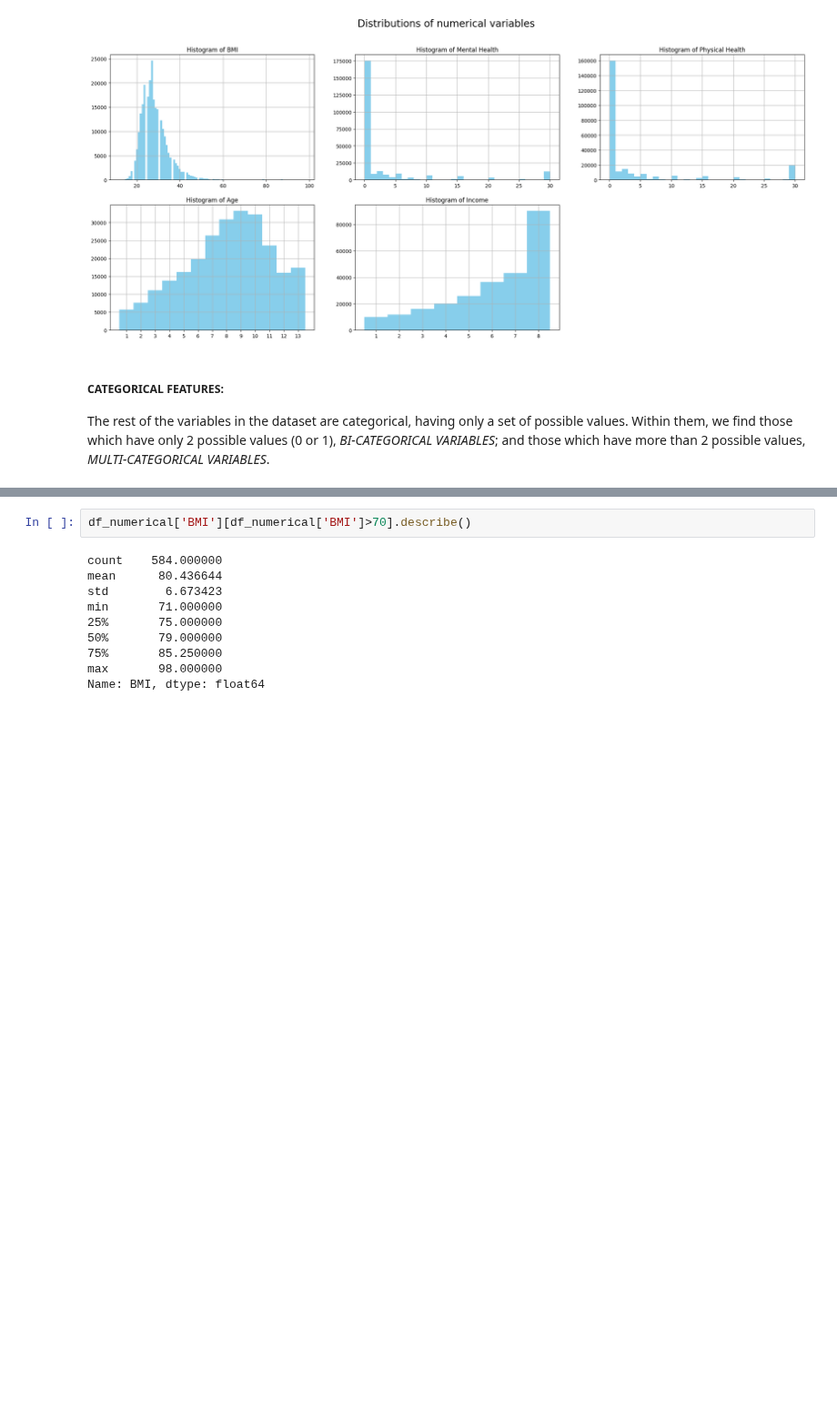
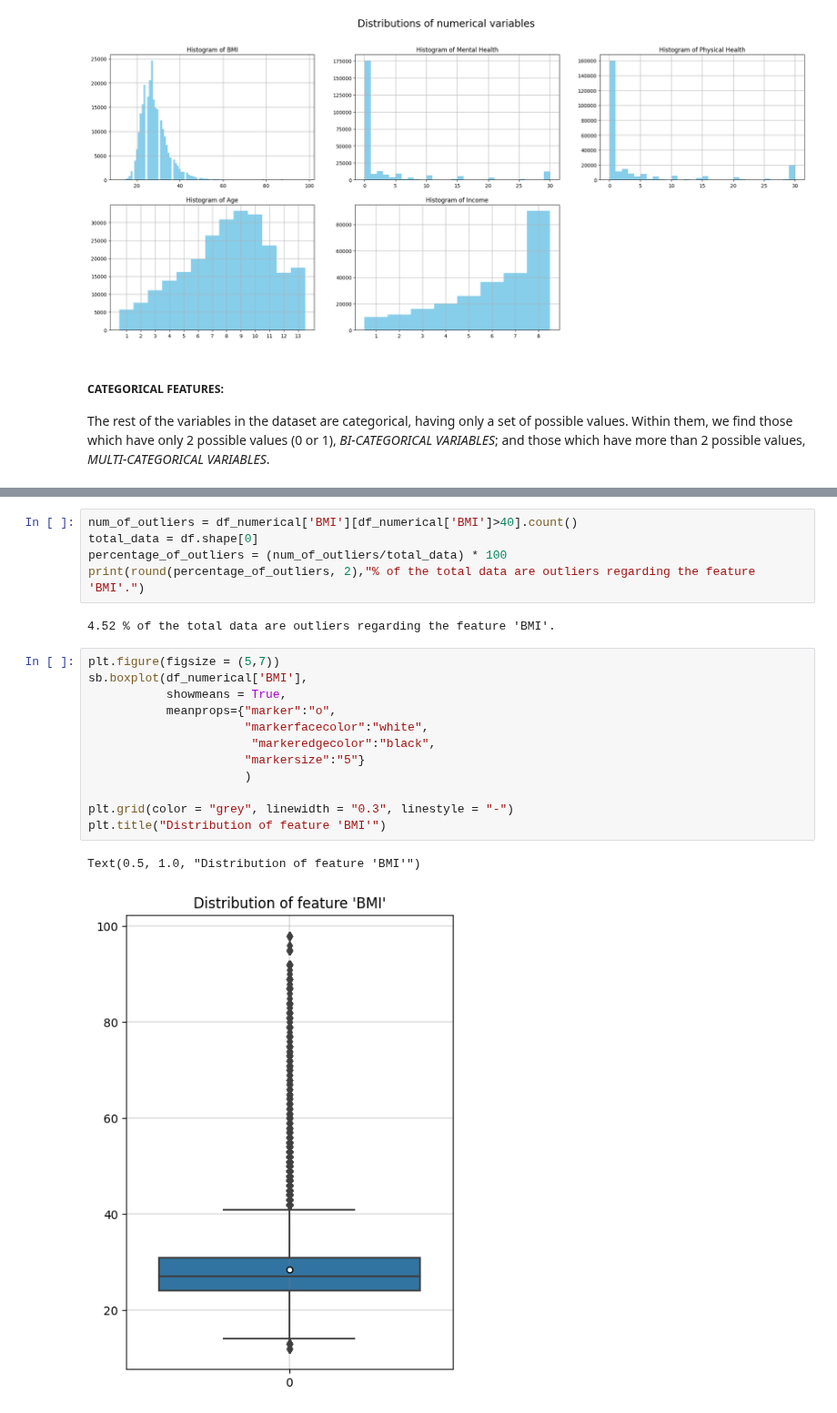
Before and after one commit to AliGarAlon/Diabetes_Project, a Jupyter notebook: diabetes_model.ipynb, the cells around one changed output, grey strips where cells are left out. Shown at 91% size. Cells and saved outputs as stored; diff of their text form; blank space fills up the shorter version.

```diff
--- a/diabetes_model.ipynb
+++ b/diabetes_model.ipynb
@@ -235,12 +224,22 @@ Name: BMI, dtype: float64
 # %%
-df_numerical['BMI'][df_numerical['BMI']>70].describe()
+num_of_outliers = df_numerical['BMI'][df_numerical['BMI']>40].count()
+total_data = df.shape[0]
+percentage_of_outliers = (num_of_outliers/total_data) * 100
+print(round(percentage_of_outliers, 2),"% of the total data are outliers regarding the feature 'BMI'.")
 # %% [output]
-count    584.000000
-mean      80.436644
-std        6.673423
-min       71.000000
-25%       75.000000
-50%       79.000000
-75%       85.250000
-max       98.000000
-Name: BMI, dtype: float64
+4.52 % of the total data are outliers regarding the feature 'BMI'.
+# %%
+plt.figure(figsize = (5,7))
+sb.boxplot(df_numerical['BMI'],
+           showmeans = True,
+           meanprops={"marker":"o",
+                      "markerfacecolor":"white",
+                       "markeredgecolor":"black",
+                      "markersize":"5"}
+                      )
+
+plt.grid(color = "grey", linewidth = "0.3", linestyle = "-")
+plt.title("Distribution of feature 'BMI'")
+# %% [output]
+Text(0.5, 1.0, "Distribution of feature 'BMI'")
+[figure, added]
```
Also changed, not shown: parts of 22 cells of this notebook.
